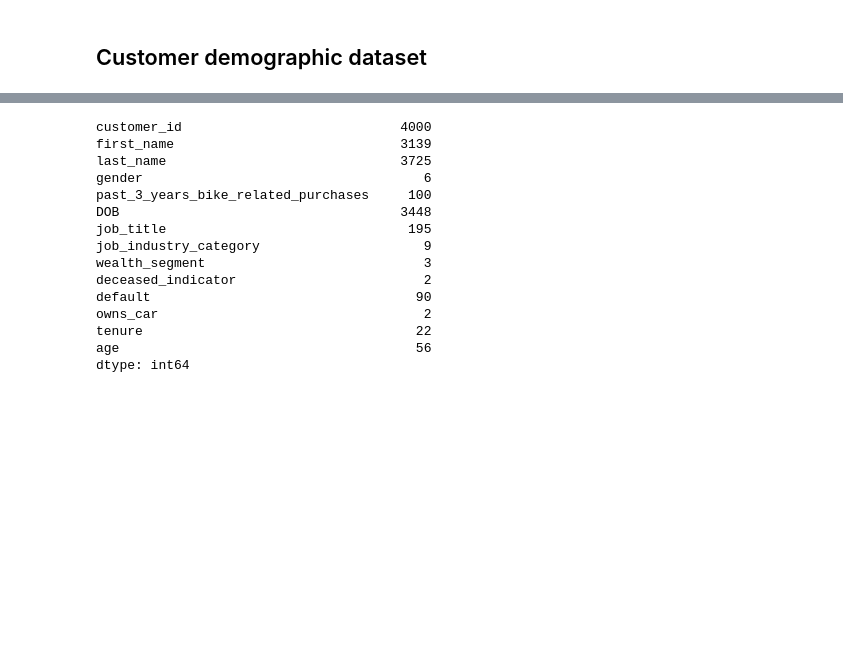
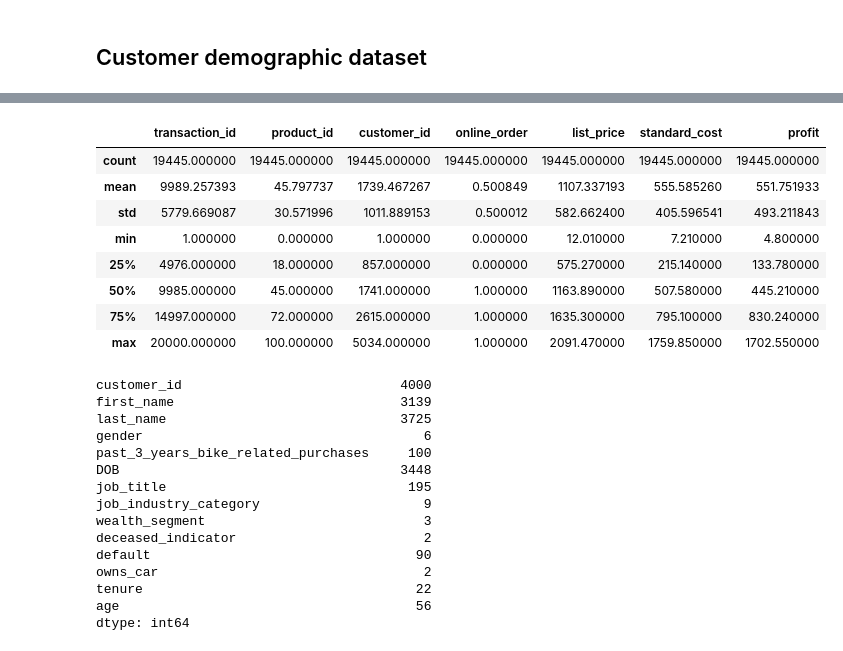
Before and after one commit to victordanok/KPMG-Forage-Internship, a Jupyter notebook: KPMG Module 1.ipynb, the cells around one changed output, grey strips where cells are left out. Drawn from its saved outputs; the diff is of its cells as text; code cells hidden in the pictures; blank space fills up the shorter version.

```diff
--- a/KPMG Module 1.ipynb
+++ b/KPMG Module 1.ipynb
@@ -28,3 +52,15 @@ cdem.head()
+# %%
+trans.describe()
+# %% [output]
+|  | transaction_id | product_id | customer_id | online_order | list_price | standard_cost | profit |
+| count | 19445.000000 | 19445.000000 | 19445.000000 | 19445.000000 | 19445.000000 | 19445.000000 | 19445.000000 |
+| mean | 9989.257393 | 45.797737 | 1739.467267 | 0.500849 | 1107.337193 | 555.585260 | 551.751933 |
+| std | 5779.669087 | 30.571996 | 1011.889153 | 0.500012 | 582.662400 | 405.596541 | 493.211843 |
+| min | 1.000000 | 0.000000 | 1.000000 | 0.000000 | 12.010000 | 7.210000 | 4.800000 |
+| 25% | 4976.000000 | 18.000000 | 857.000000 | 0.000000 | 575.270000 | 215.140000 | 133.780000 |
+| 50% | 9985.000000 | 45.000000 | 1741.000000 | 1.000000 | 1163.890000 | 507.580000 | 445.210000 |
+| 75% | 14997.000000 | 72.000000 | 2615.000000 | 1.000000 | 1635.300000 | 795.100000 | 830.240000 |
+| max | 20000.000000 | 100.000000 | 5034.000000 | 1.000000 | 2091.470000 | 1759.850000 | 1702.550000 |
 # %%
 #calculate the age from DOB
 
```
Also changed, not shown: parts of 17 cells of this notebook.
